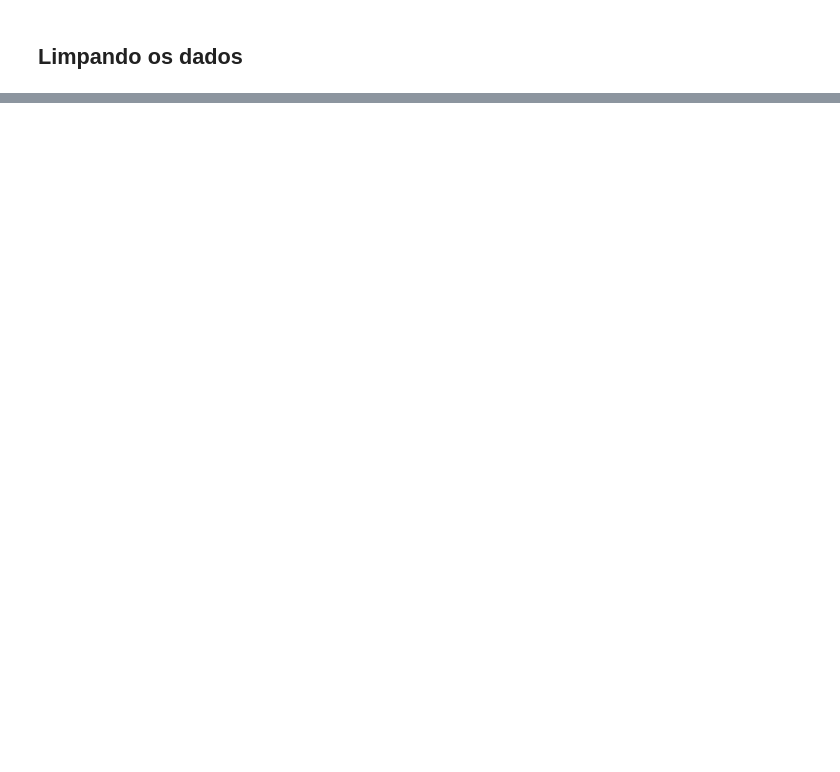
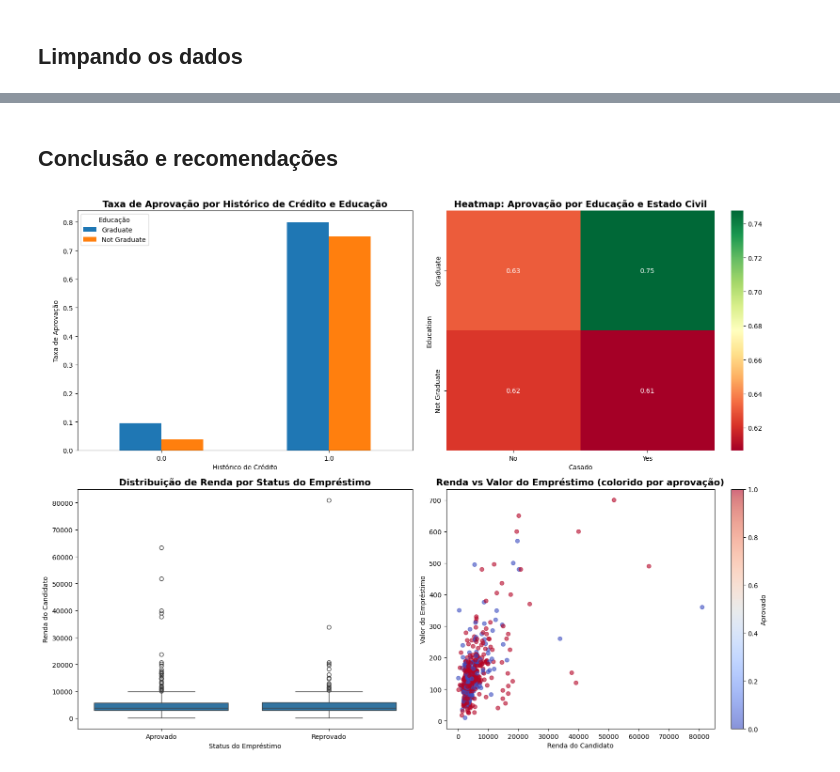
Before and after one commit to lucasalmo/lia1_2026_1, a Jupyter notebook: Entregas - Lucas Almeida Moreira/Exercício 1.ipynb, the cells around one changed output, grey strips where cells are left out. Drawn from its saved outputs; the diff is of its cells as text; code cells hidden in the pictures; blank space fills up the shorter version.

```diff
--- a/Entregas - Lucas Almeida Moreira/Exercício 1.ipynb
+++ b/Entregas - Lucas Almeida Moreira/Exercício 1.ipynb
@@ -173,0 +363,58 @@ plt.show()
+# %% [markdown]
+## Conclusão e recomendações
+# %%
+# Análise Combinada: Interação entre Variáveis
+fig, ((ax1, ax2), (ax3, ax4)) = plt.subplots(2, 2, figsize=(16, 12))
+
+# Gráfico 1: Aprovação por Histórico de Crédito e Educação
+aprov_hist_edu = df.groupby(['Credit_History', 'Education'])['Loan_Status'] \
+                   .apply(lambda x: (x == 'Aprovado').mean()).unstack()
+
+aprov_hist_edu.plot(kind='bar', ax=ax1)
+ax1.set_title('Taxa de Aprovação por Histórico de Crédito e Educação', fontsize=14, fontweight='bold')
+ax1.set_ylabel('Taxa de Aprovação')
+ax1.set_xlabel('Histórico de Crédito')
+ax1.legend(title='Educação')
+ax1.tick_params(axis='x', rotation=0)
+
+
+# Gráfico 2: Heatmap de aprovação
+pivot_table = df.pivot_table(
+    values='Loan_Status',
+    index='Education',
+    columns='Casado',
+    aggfunc=lambda x: (x == 'Aprovado').mean()
+)
+
+sns.heatmap(pivot_table, annot=True, fmt='.2f', cmap='RdYlGn', ax=ax2)
+
+ax2.set_title('Heatmap: Aprovação por Educação e Estado Civil', fontsize=14, fontweight='bold')
+
+
+# Gráfico 3: Boxplot renda por aprovação
+sns.boxplot(x='Loan_Status', y='ApplicantIncome', data=df, ax=ax3)
+
+ax3.set_title('Distribuição de Renda por Status do Empréstimo', fontsize=14, fontweight='bold')
+ax3.set_xlabel('Status do Empréstimo')
+ax3.set_ylabel('Renda do Candidato')
+
+
+# Gráfico 4: Scatter renda vs valor do empréstimo
+scatter = ax4.scatter(
+    df['ApplicantIncome'],
+    df['LoanAmount'],
+    c=(df['Loan_Status'] == 'Aprovado'),
+    cmap='coolwarm',
+    alpha=0.6
+)
+
+ax4.set_title('Renda vs Valor do Empréstimo (colorido por aprovação)', fontsize=14, fontweight='bold')
+ax4.set_xlabel('Renda do Candidato')
+ax4.set_ylabel('Valor do Empréstimo')
+
+plt.colorbar(scatter, ax=ax4, label='Aprovado')
+
+plt.tight_layout()
+plt.show()
+# %% [output]
+[figure, added]
```
Also changed, not shown: parts of 23 cells of this notebook.
